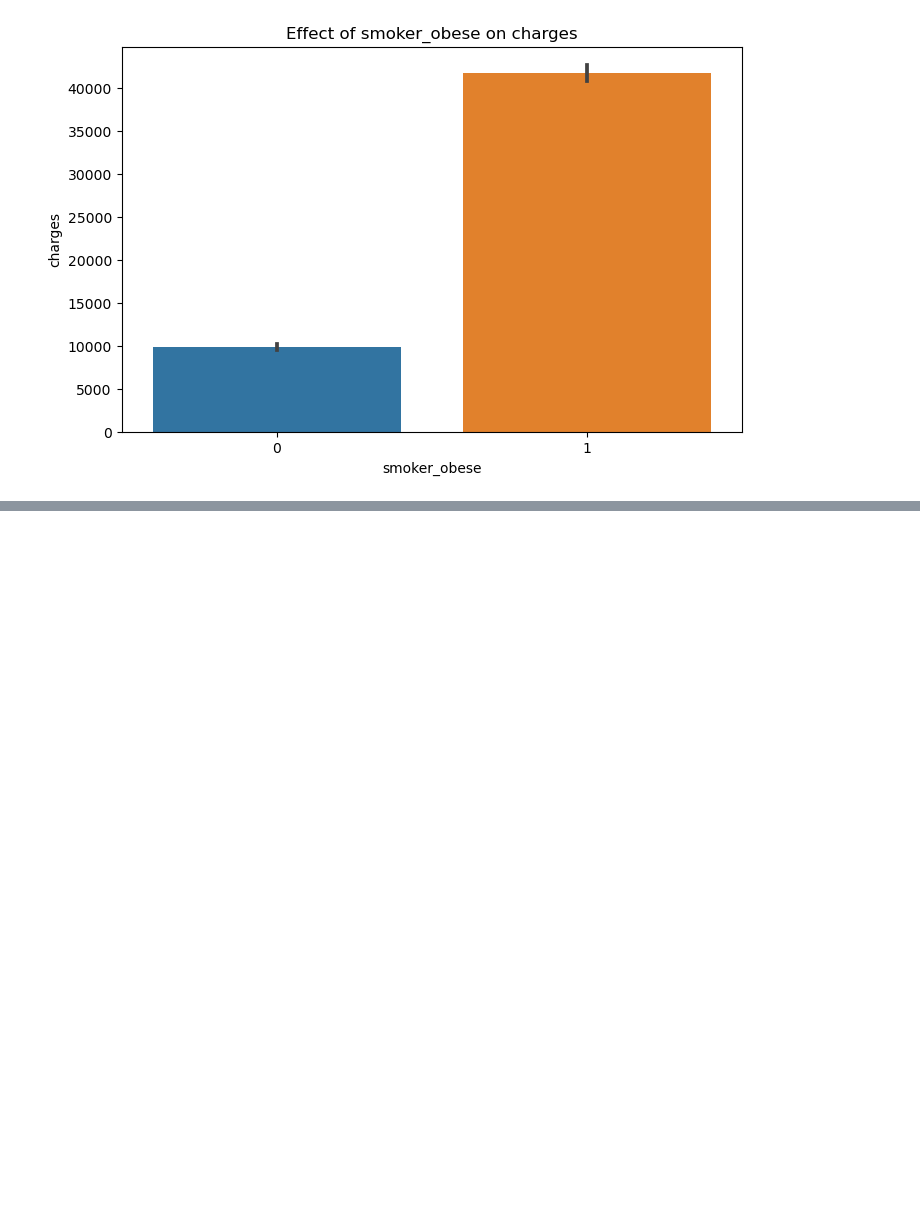
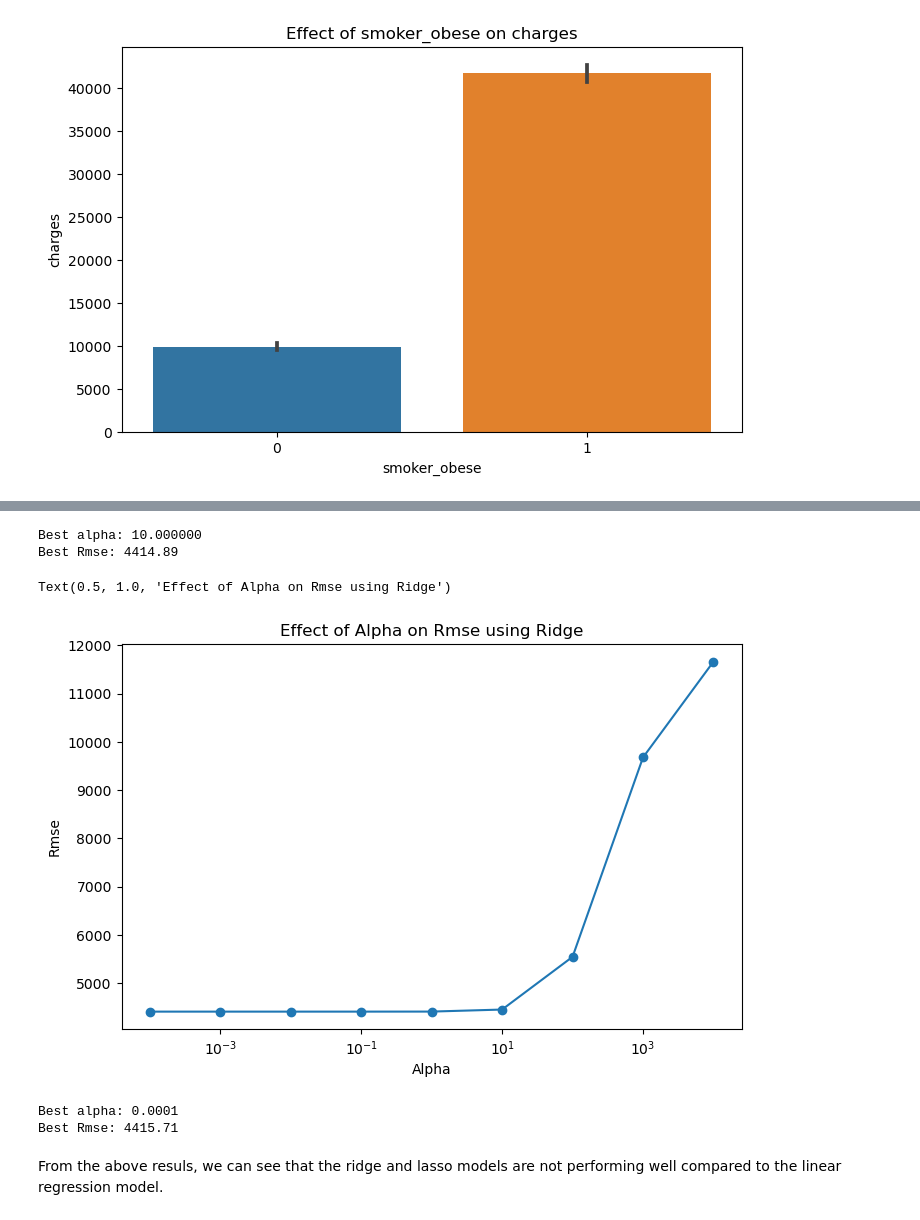
Before and after one commit to aimebamba/Medical-insurance-predicion, a Jupyter notebook: Medical insurance prediction.ipynb, the cells around one changed output, grey strips where cells are left out. Drawn from its saved outputs; the diff is of its cells as text; code cells hidden in the pictures; blank space fills up the shorter version.

```diff
--- a/Medical insurance prediction.ipynb
+++ b/Medical insurance prediction.ipynb
@@ -482,0 +593,36 @@ From the above results, we can see that the best model is the one with the new f
+# %%
+# print the best alpha and the score of the best alpha
+best_alpha = alphas[np.argmin(scores)]
+print("Best alpha: %.6f" % best_alpha)
+print("Best Rmse: %.2f" % np.min(scores))
+# %% [output]
+Best alpha: 10.000000
+Best Rmse: 4414.89
+# %%
+# tune the hyperparameters of the ridge model
+alphas = np.logspace(-4, 4, 9)
+scores = []
+for alpha in alphas:
+    model = Ridge(alpha=alpha)
+    r2, rmse , mape= linear_regression_cv(X_scaled, y, model=model)
+    scores.append(rmse)
+
+plt.figure(figsize=(8,5))
+plt.plot(alphas, scores, marker='o')
+plt.xscale('log')
+plt.xlabel('Alpha')
+plt.ylabel('Rmse')
+plt.title('Effect of Alpha on Rmse using Ridge')
+# %% [output]
+Text(0.5, 1.0, 'Effect of Alpha on Rmse using Ridge')
+[figure, added]
+# %%
+# print the best alpha and the score of the best alpha
+best_alpha = alphas[np.argmin(scores)]
+print("Best alpha: %.4f" % best_alpha)
+print("Best Rmse: %.2f" % np.min(scores))
+# %% [output]
+Best alpha: 0.0001
+Best Rmse: 4415.71
+# %% [markdown]
+From the above resuls, we can see that the ridge and lasso models are not performing well compared to the linear regression model.
```
Also changed, not shown: parts of 41 cells of this notebook.
